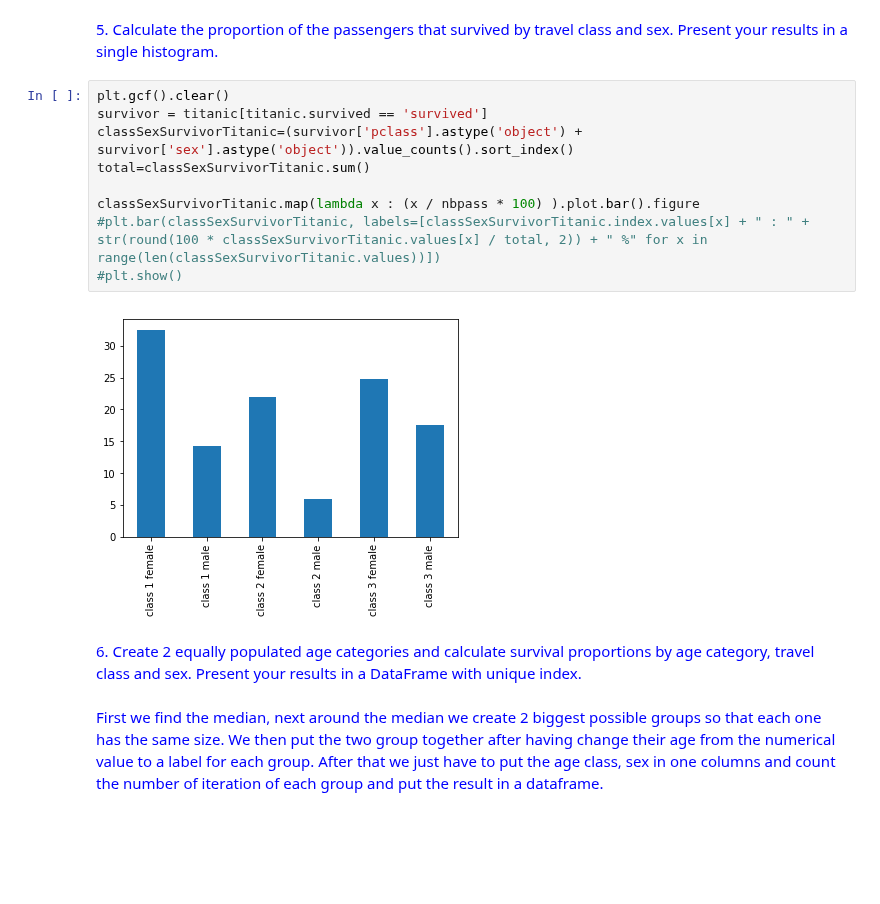
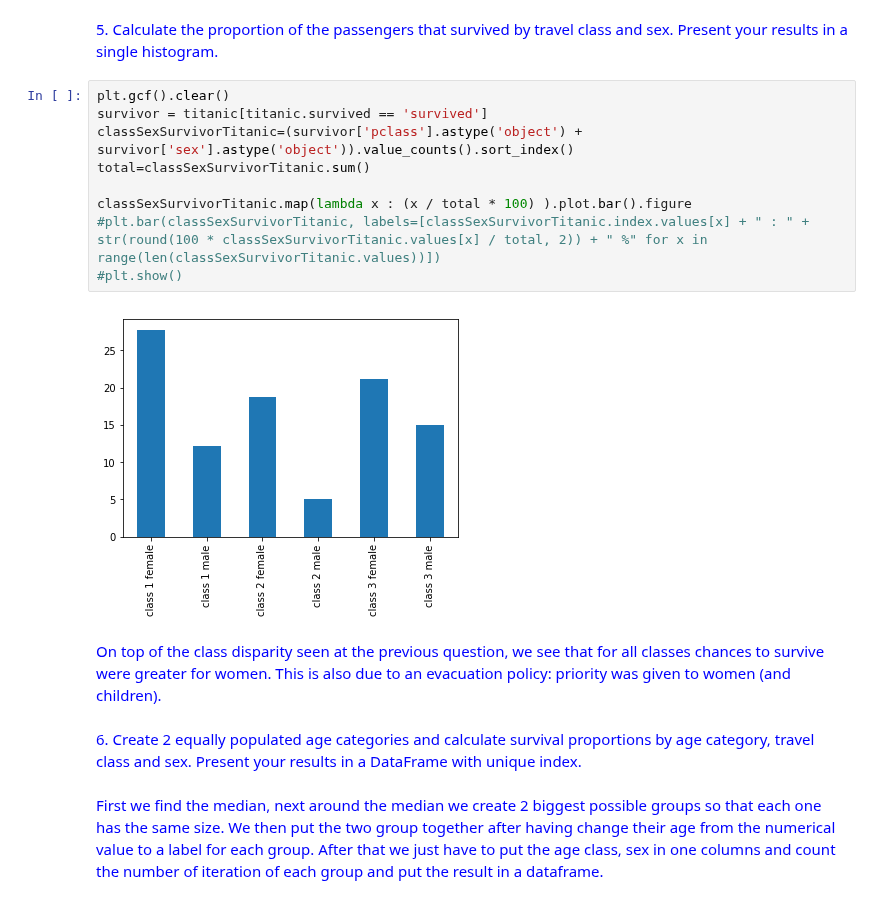
Before and after one commit to matthieuDev/ADA2017, a Jupyter notebook: 01 - Pandas and Data Wrangling/Homework 1.ipynb, the cells around one changed output. Saved outputs shown, nothing was run; the diff lists cells and outputs as text; blank space fills up the shorter version.

```diff
--- a/01 - Pandas and Data Wrangling/Homework 1.ipynb
+++ b/01 - Pandas and Data Wrangling/Homework 1.ipynb
@@ -479,14 +425,16 @@ plt.show()
 # %%
 plt.gcf().clear()
 survivor = titanic[titanic.survived == 'survived']
 classSexSurvivorTitanic=(survivor['pclass'].astype('object') + survivor['sex'].astype('object')).value_counts().sort_index()
 total=classSexSurvivorTitanic.sum()
 
-classSexSurvivorTitanic.map(lambda x : (x / nbpass * 100) ).plot.bar().figure
+classSexSurvivorTitanic.map(lambda x : (x / total * 100) ).plot.bar().figure
 #plt.bar(classSexSurvivorTitanic, labels=[classSexSurvivorTitanic.index.values[x] + " : " + str(round(100 * classSexSurvivorTitanic.values[x] / total, 2)) + " %" for x in range(len(classSexSurvivorTitanic.values))])
 #plt.show()
 # %% [output]
-[figure, old version]
+[figure, new version]
+# %% [markdown]
+<span style="color:blue">On top of the class disparity seen at the previous question, we see that for all classes chances to survive were greater for women. This is also due to an evacuation policy: priority was given to women (and children).</span>
 # %% [markdown]
 <span style="color:blue">6. Create 2 equally populated age categories and calculate survival proportions by age category, travel class and sex. Present your results in a DataFrame with unique index.<br><br>
 First we find the median, next around the median we create 2 biggest possible groups so that each one has the same
```
Also changed, not shown: parts of 16 cells of this notebook.
